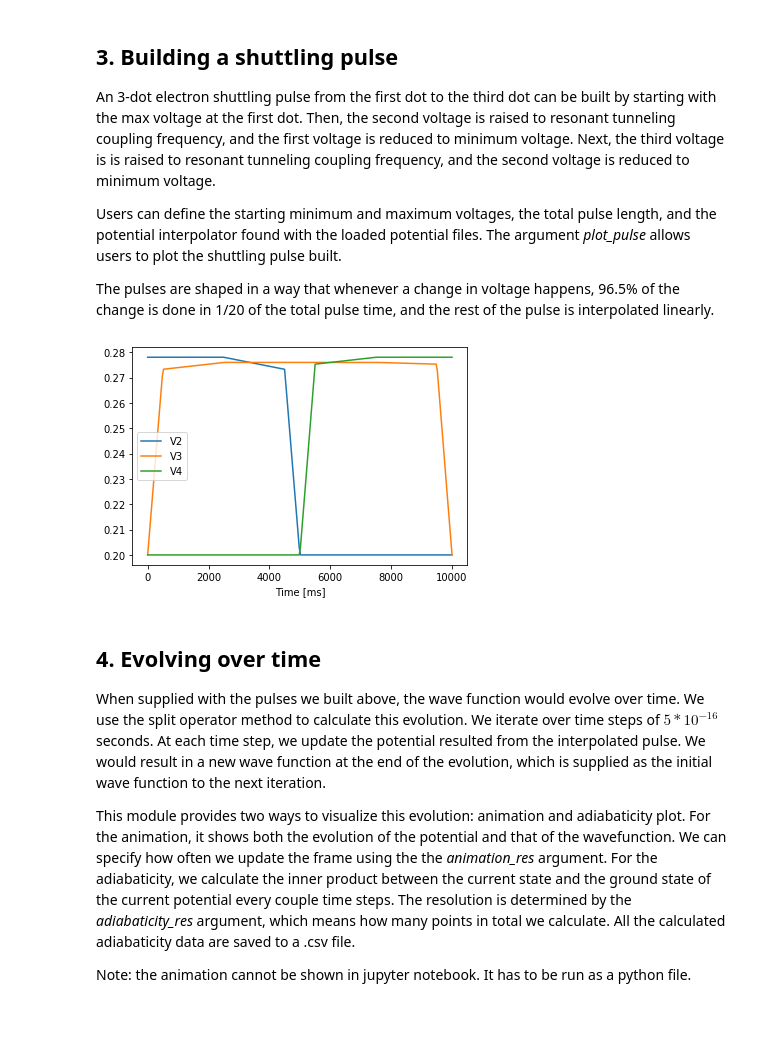
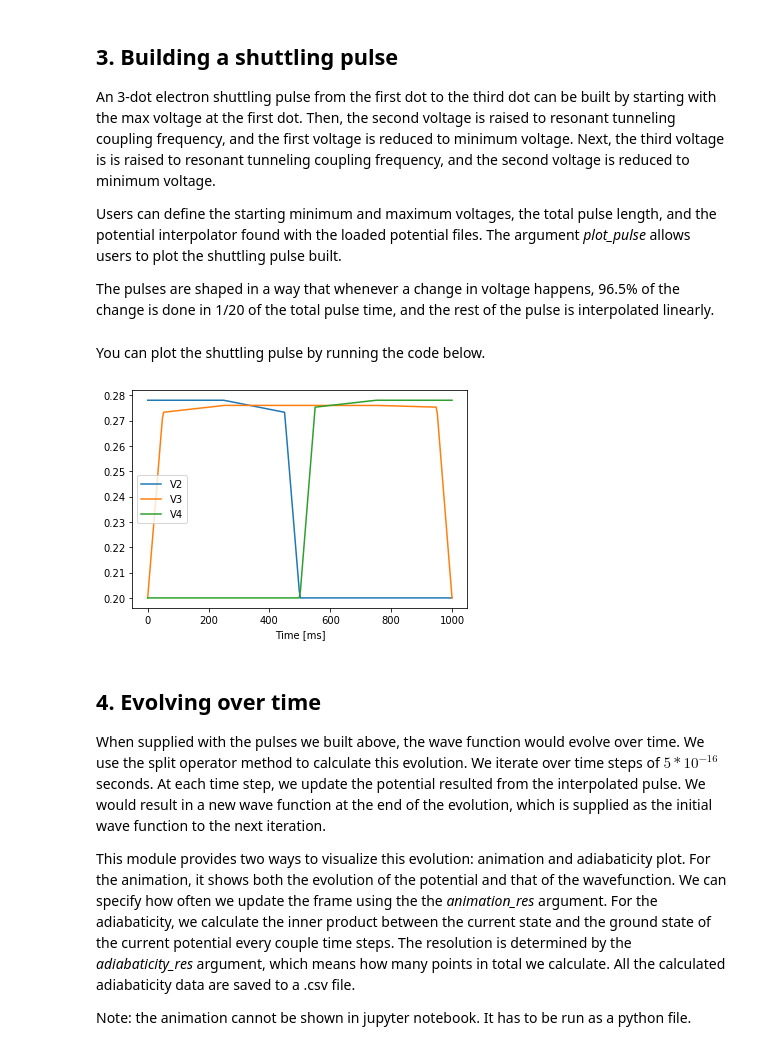
Before and after one commit to gharib85/QuDiPy, a Jupyter notebook: tutorials/Pulse Shuttling.ipynb, the cells around one changed output. Saved outputs shown, nothing was run; the diff lists cells and outputs as text; code cells hidden in the pictures; blank space fills up the shorter version.

```diff
--- a/tutorials/Pulse Shuttling.ipynb
+++ b/tutorials/Pulse Shuttling.ipynb
@@ -49,13 +49,3 @@ An 3-dot electron shuttling pulse from the first dot to the third dot can be bui
 Users can define the starting minimum and maximum voltages, the total pulse length, and the potential interpolator found with the loaded potential files. The argument *plot_pulse* allows users to plot the shuttling pulse built.
 
 The pulses are shaped in a way that whenever a change in voltage happens, 96.5% of the change is done in 1/20 of the total pulse time, and the rest of the pulse is interpolated linearly.
-# %%
-# Initial voltages in volts
-min_v = 0.2
-max_v = 0.278
-# Shuttling pulse in picoseconds
-pulse_length = 10
-# Build the pulse
-shut_pulse = generate_shut_pulse(min_v, max_v, pulse_length, pot_interp, plot_pulse = True)
-# %% [output]
-[figure, removed]
@@ -62,3 +103,9 @@ shut_pulse = generate_shut_pulse(min_v, max_v, pulse_length, pot_interp, plot_pu
+# %% [markdown]
+You can plot the shuttling pulse by running the code below.
+# %%
+shut_pulse.plot()
+# %% [output]
+[figure, added]
 # %% [markdown]
 ## 4. Evolving over time
 
```
Also changed, not shown: parts of 2 cells of this notebook, 5 other files.
